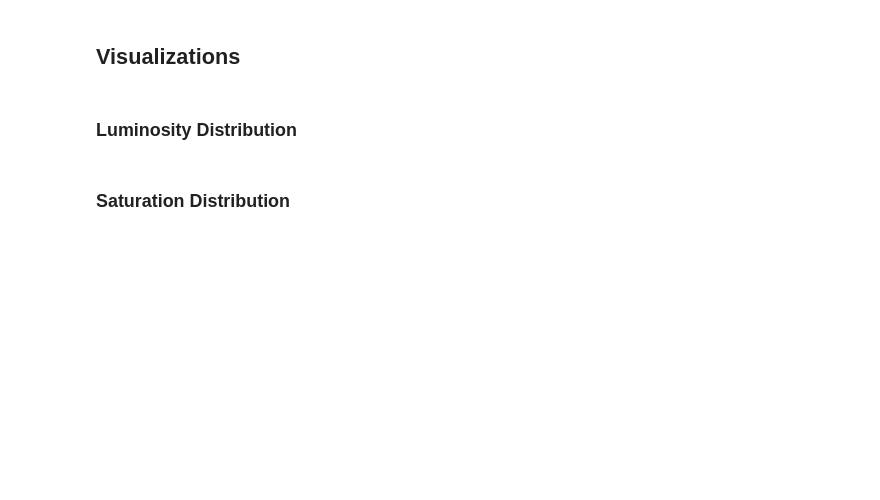
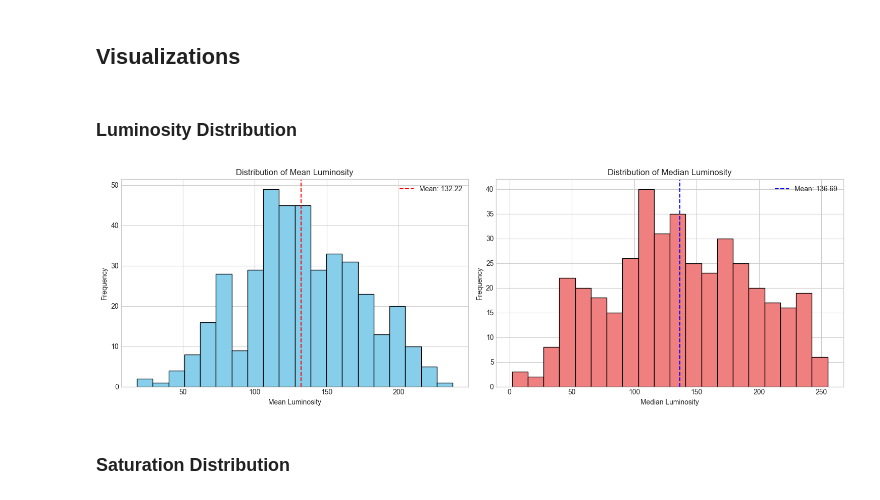
Before and after one commit to arthurpeixotomelo/img_processing, a Jupyter notebook: image_analysis.ipynb, the cells around one changed output. Saved outputs shown, nothing was run; the diff lists cells and outputs as text; code cells hidden in the pictures; blank space fills up the shorter version.

```diff
--- a/image_analysis.ipynb
+++ b/image_analysis.ipynb
@@ -27,13 +30,14 @@ print("Libraries imported successfully!")
 ## Configuration
 # %%
 # Directory containing downloaded images
-IMAGE_DIR = "images"
+# IMAGE_DIR = "images"
+IMAGE_DIR = "C:/Users/arthu/Downloads/img_dataset"
 
 # Number of clusters for K-means (for predominant color detection)
 N_COLORS = 5
 
 # Image extensions to process
-VALID_EXTENSIONS = ('.jpg', '.jpeg', '.png', '.webp')
+VALID_EXTENSIONS = (".jpg", ".jpeg", ".png", ".webp")
 
 print(f"Image directory: {IMAGE_DIR}")
 print(f"Number of color clusters: {N_COLORS}")
@@ -196,12 +335,2 @@ print("Helper functions defined successfully!")
 # %% [markdown]
 ## Load and Analyze Images
-# %%
-# Get list of image files
-image_dir = Path(IMAGE_DIR)
-
-if not image_dir.exists():
-    print(f"Error: Directory '{IMAGE_DIR}' not found.")
-    print("Please run photo_downloader.py first to download images.")
-else:
-    image_files = [f for f in image_dir.iterdir() if f.suffix.lower() in VALID_EXTENSIONS]
-    print(f"Found {len(image_files)} images to analyze.")
@@ -245,24 +504,36 @@ df[stats_columns].describe()
 # %%
 fig, axes = plt.subplots(1, 2, figsize=(15, 5))
 
 # Mean luminosity histogram
-axes[0].hist(df['mean_luminosity'], bins=20, color='skyblue', edgecolor='black')
-axes[0].set_xlabel('Mean Luminosity')
-axes[0].set_ylabel('Frequency')
-axes[0].set_title('Distribution of Mean Luminosity')
-axes[0].axvline(df['mean_luminosity'].mean(), color='red', linestyle='--', label=f'Mean: {df["mean_luminosity"].mean():.2f}')
+axes[0].hist(df["mean_luminosity"], bins=20, color="skyblue", edgecolor="black")
+axes[0].set_xlabel("Mean Luminosity")
+axes[0].set_ylabel("Frequency")
+axes[0].set_title("Distribution of Mean Luminosity")
+axes[0].axvline(
+    df["mean_luminosity"].mean(),
+    color="red",
+    linestyle="--",
+    label=f"Mean: {df['mean_luminosity'].mean():.2f}",
+)
 axes[0].legend()
 
 # Median luminosity histogram
-axes[1].hist(df['median_luminosity'], bins=20, color='lightcoral', edgecolor='black')
-axes[1].set_xlabel('Median Luminosity')
-axes[1].set_ylabel('Frequency')
-axes[1].set_title('Distribution of Median Luminosity')
-axes[1].axvline(df['median_luminosity'].mean(), color='blue', linestyle='--', label=f'Mean: {df["median_luminosity"].mean():.2f}')
+axes[1].hist(df["median_luminosity"], bins=20, color="lightcoral", edgecolor="black")
+axes[1].set_xlabel("Median Luminosity")
+axes[1].set_ylabel("Frequency")
+axes[1].set_title("Distribution of Median Luminosity")
+axes[1].axvline(
+    df["median_luminosity"].mean(),
+    color="blue",
+    linestyle="--",
+    label=f"Mean: {df['median_luminosity'].mean():.2f}",
+)
 axes[1].legend()
 
 plt.tight_layout()
 plt.show()
+# %% [output]
+[figure, added]
 # %% [markdown]
 ### Saturation Distribution
 # %%
```
Also changed, not shown: parts of 29 cells of this notebook, 2 other files.
